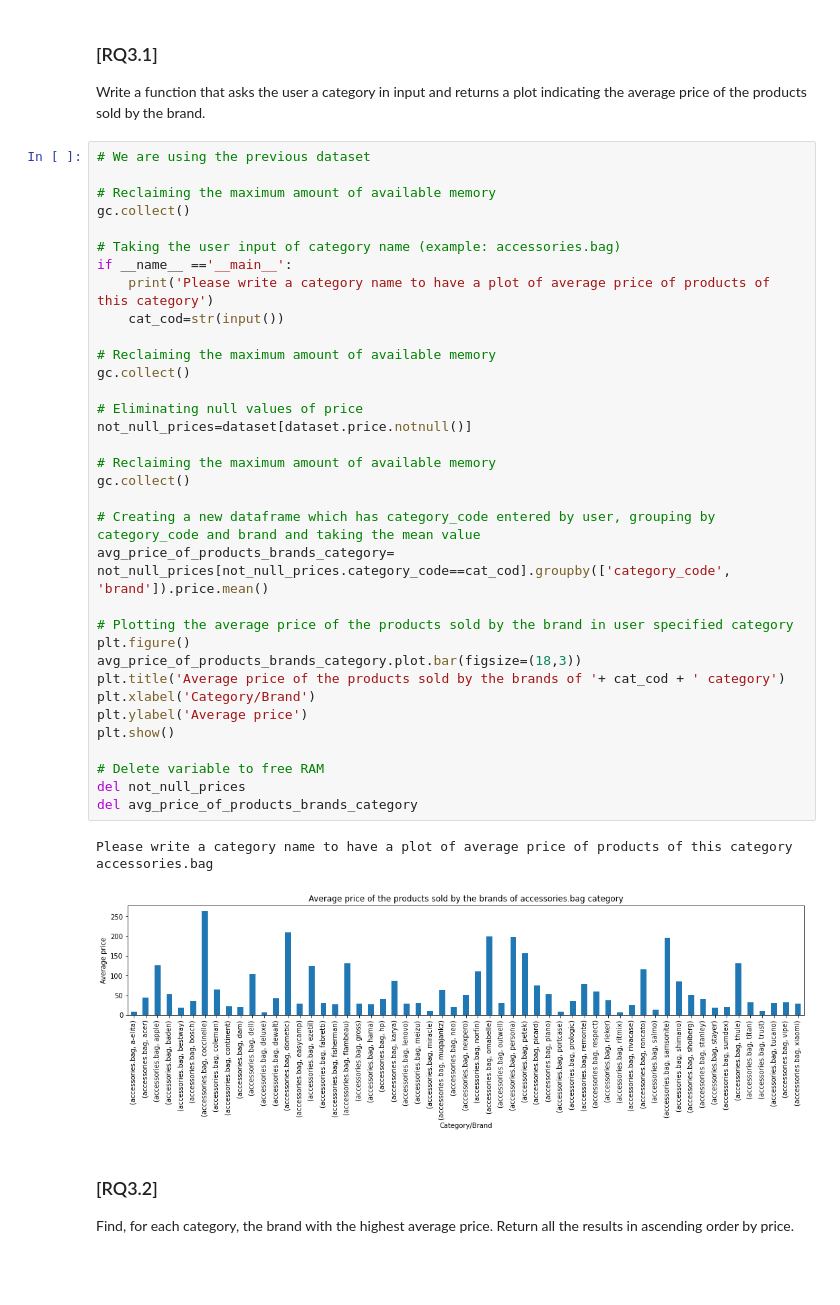
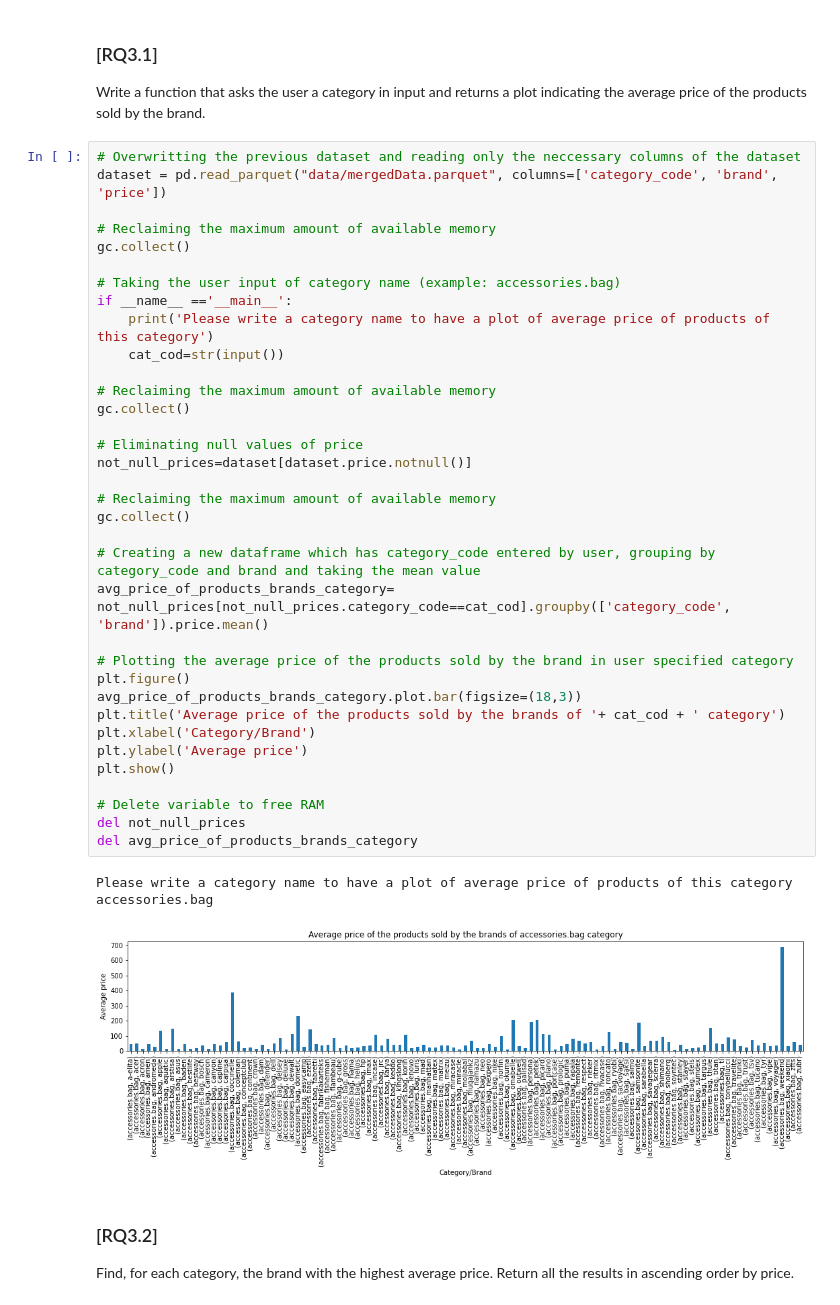
Before and after one commit to freebirdT/ADM_homework2, a Jupyter notebook: main.ipynb, the cells around one changed output. Cells and saved outputs as stored; diff of their text form; blank space fills up the shorter version.

```diff
--- a/main.ipynb
+++ b/main.ipynb
@@ -669,7 +667,8 @@ Name: price, Length: 125, dtype: float64
 
 Write a function that asks the user a category in input and returns a plot indicating the average price of the products sold by the brand.
 # %%
-# We are using the previous dataset
+# Overwritting the previous dataset and reading only the neccessary columns of the dataset
+dataset = pd.read_parquet("data/mergedData.parquet", columns=['category_code', 'brand', 'price'])
 
 # Reclaiming the maximum amount of available memory
 gc.collect()
@@ -678,34 +677,34 @@ gc.collect()
 if __name__ =='__main__':
     print('Please write a category name to have a plot of average price of products of this category')
     cat_cod=str(input())
 
 # Reclaiming the maximum amount of available memory
 gc.collect()
 
 # Eliminating null values of price
 not_null_prices=dataset[dataset.price.notnull()]
 
 # Reclaiming the maximum amount of available memory
 gc.collect()
 
 # Creating a new dataframe which has category_code entered by user, grouping by category_code and brand and taking the mean value
 avg_price_of_products_brands_category= not_null_prices[not_null_prices.category_code==cat_cod].groupby(['category_code', 'brand']).price.mean()
 
 # Plotting the average price of the products sold by the brand in user specified category
 plt.figure()
 avg_price_of_products_brands_category.plot.bar(figsize=(18,3))
 plt.title('Average price of the products sold by the brands of '+ cat_cod + ' category')
 plt.xlabel('Category/Brand')
 plt.ylabel('Average price')
 plt.show()
 
 # Delete variable to free RAM
 del not_null_prices
 del avg_price_of_products_brands_category
 # %% [output]
 Please write a category name to have a plot of average price of products of this category
 accessories.bag
-[figure, old version]
+[figure, new version]
 # %% [markdown]
 ### [RQ3.2]
 
```
Also changed, not shown: parts of 35 cells of this notebook.
